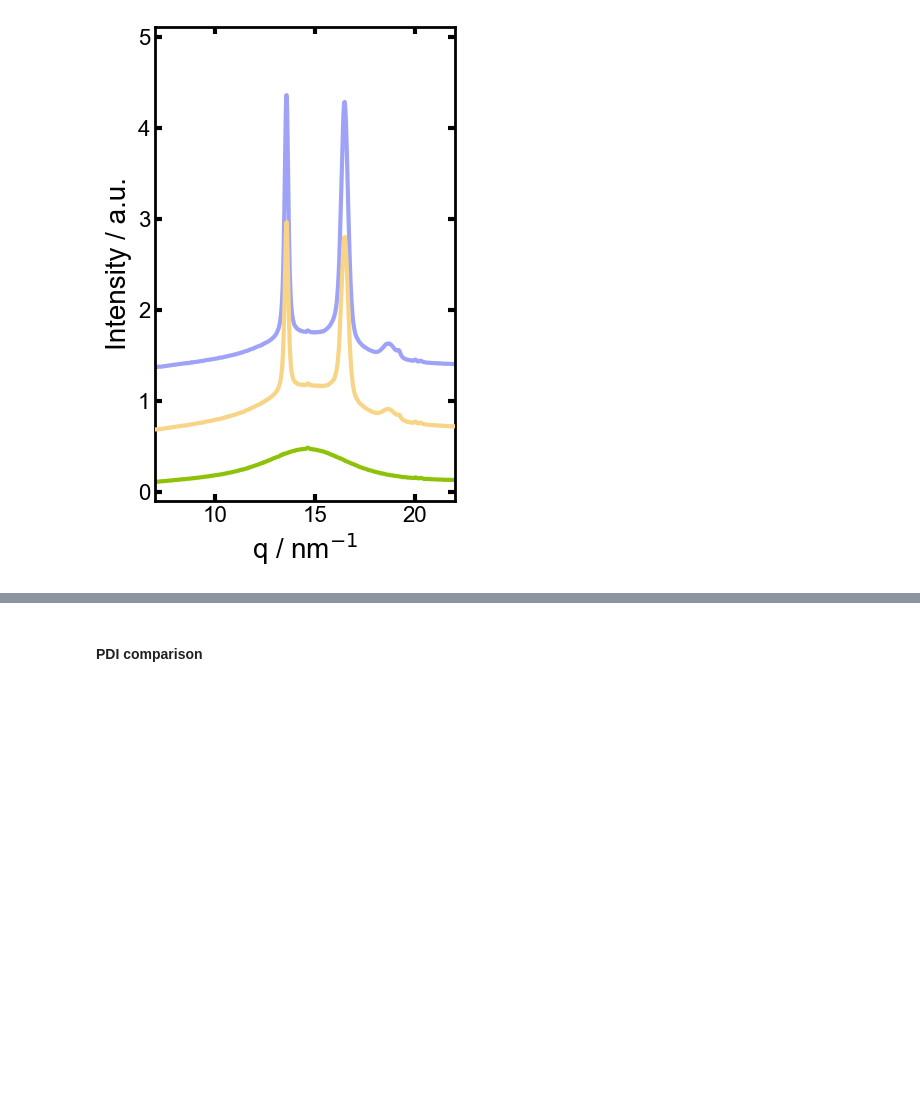
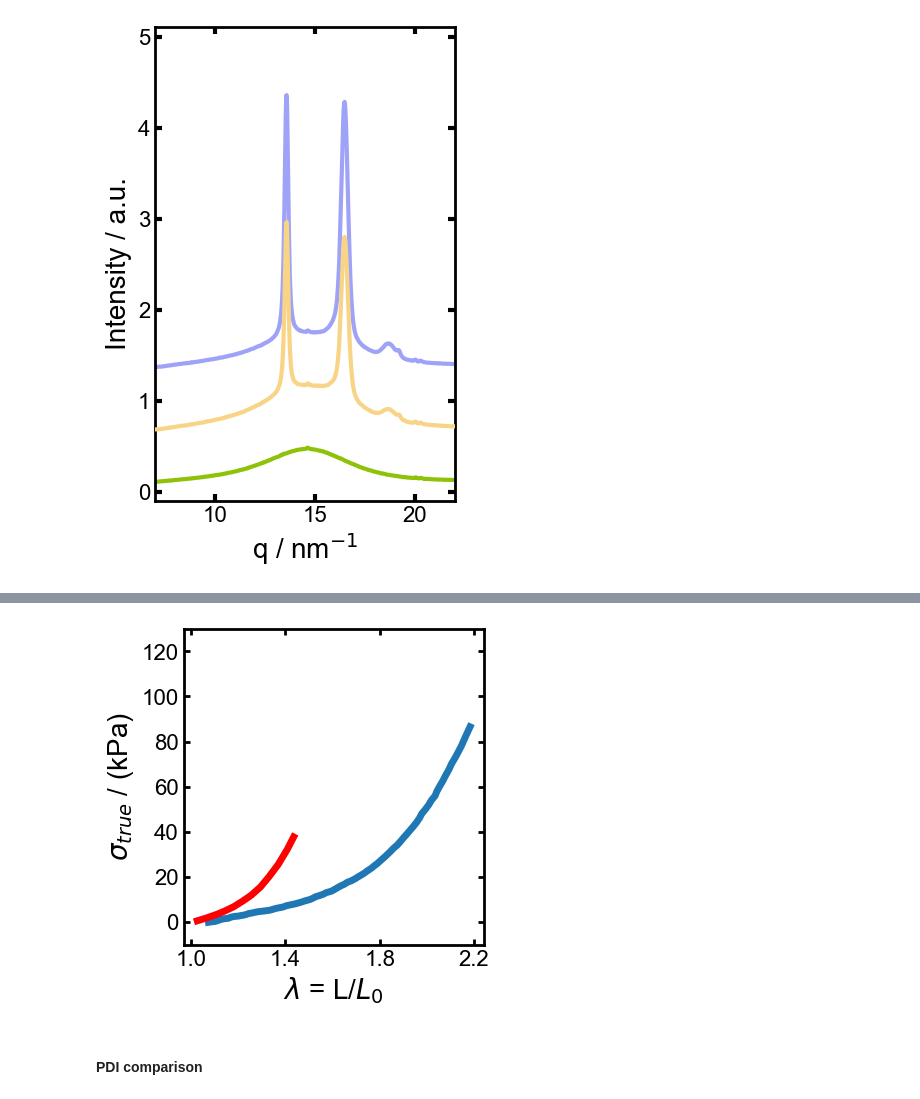
Before and after one commit to Akmalumarov/X_Ray_Scattering_Analysis, a Jupyter notebook: projects/Brushes/PEG_PNIPAM_crystallization/PEG_PNIPAM_cryst.ipynb, the cells around one changed output, grey strips where cells are left out. Cells and saved outputs as stored; diff of their text form; code cells hidden in the pictures; blank space fills up the shorter version.

```diff
--- a/projects/Brushes/PEG_PNIPAM_crystallization/PEG_PNIPAM_cryst.ipynb
+++ b/projects/Brushes/PEG_PNIPAM_crystallization/PEG_PNIPAM_cryst.ipynb
@@ -828,3 +837,48 @@ plt.savefig(r'E:\PEG_PNIPAM crystallization\Figures\Fig_Cryst_с.png', dpi=300,
+# %%
+fig, ax = plt.subplots(figsize=(4, 4))
+ax.set_position([0.15, 0.11, 0.75, 0.79])  # [left, bottom, width, height]
+
+path = r"E:\PEG_PNIPAM crystallization\g_curve.csv"
+df = pd.read_csv(path, sep=',', names=['x', 'y'])
+df_sorted = df.sort_values('x')
+x, y = df_sorted['x'], df_sorted['y']
+window = 5
+y_filtered = np.convolve(y, np.ones(window)/window, mode='same')
+plt.plot(x, y, linewidth=5, color='r', zorder=5)
+
+
+path = r"E:\PEG_PNIPAM crystallization\b_curve.csv"
+df = pd.read_csv(path, sep=',', names=['x', 'y'])
+df_sorted = df.sort_values('x')
+x, y = df_sorted['x'], df_sorted['y']
+window = 5
+y_filtered = np.convolve(y, np.ones(window)/window, mode='same')
+plt.plot(x[:-5], y_filtered[:-5], linewidth=5,)
+
+
+ax.set_xlabel(r'$\lambda$ = L/$L_0$', fontsize=20, fontfamily='Arial')
+ax.set_ylabel(r'$\sigma_{true}$ / (kPa)', fontsize=20, fontfamily='Arial')
+
+for axis in ['top','bottom','left','right']:
+    ax.spines[axis].set_linewidth(2)
+
+# Настройка tick parameters
+ax.set_xticks([1, 1.4,  1.8, 2.2])
+ax.tick_params(axis="both", which='major', direction="in", width=2, length=4, labelsize=16)
+ax.tick_params(axis="both", which='minor', direction="in", width=2, length=3, labelsize=16)
+ax.tick_params(direction='in', top=True, right=True)
+
+# Убедимся, что все tick labels используют Arial
+for tick in ax.get_xticklabels():
+    tick.set_fontfamily('Arial')
+for tick in ax.get_yticklabels():
+    tick.set_fontfamily('Arial')
+# ax.ticklabel_format(axis='y', style='sci', scilimits=(0,0))
+ax.set_ylim(-10, 130)
+# plt.tight_layout()
+plt.savefig(r'E:\PEG_PNIPAM crystallization\Figures\Mechanics.png', dpi=300, bbox_inches='tight', transparent=True)
+# %% [output]
+[figure, added]
 # %% [markdown]
 #### PDI comparison
 # %%
```
Also changed, not shown: parts of 7 cells of this notebook, 5 other files.
